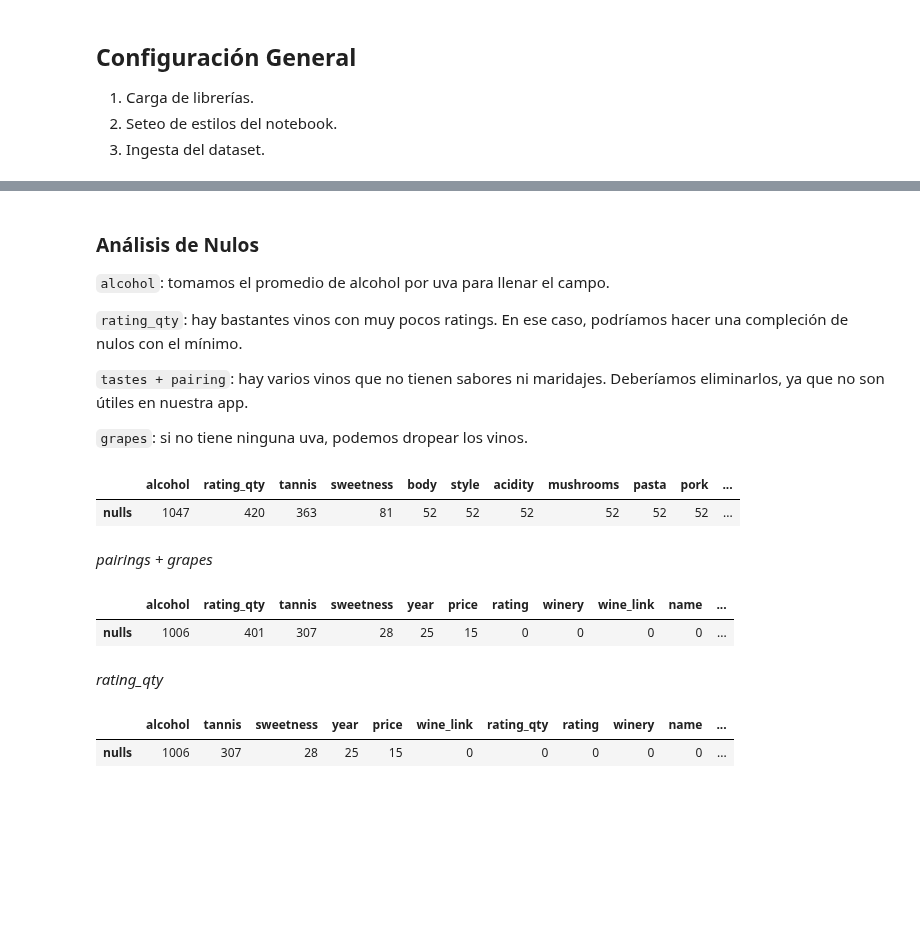
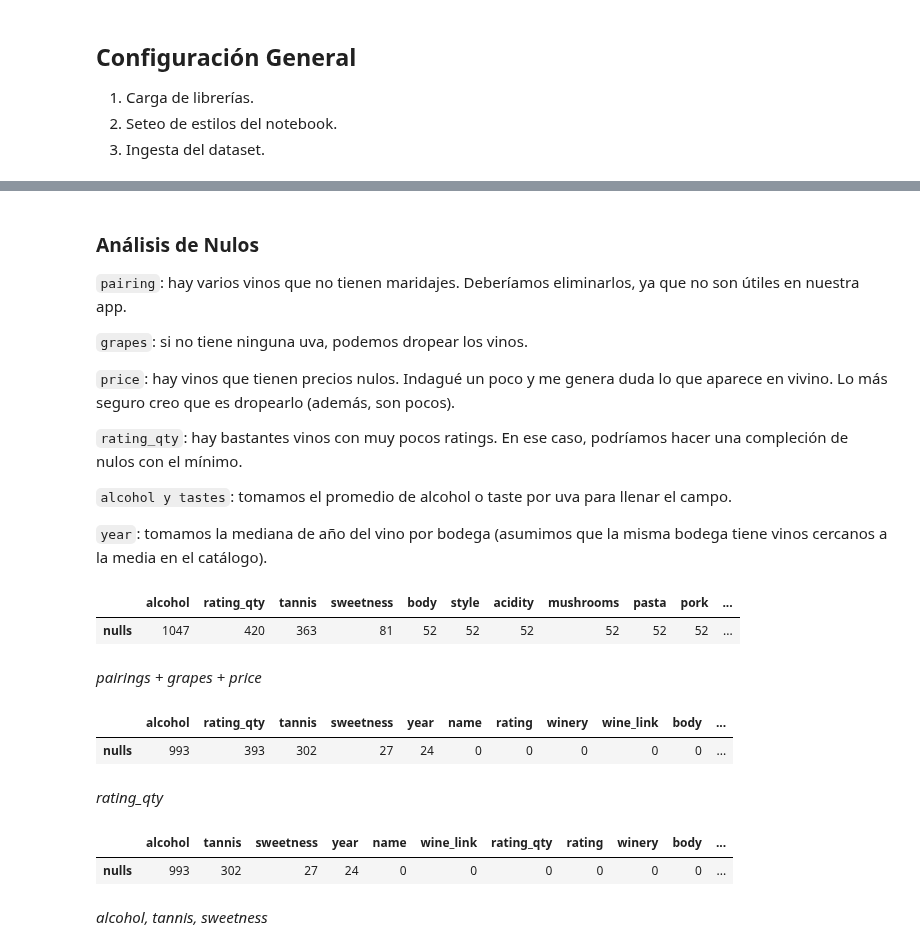
Before and after one commit to Tino27Gut/WineRecommendation, a Jupyter notebook: notebooks/EDA/01_null_analysis.ipynb, the cells around one changed output, grey strips where cells are left out. Cells and saved outputs as stored; diff of their text form; code cells hidden in the pictures; blank space fills up the shorter version.

Commit message:
Finalizado null analysis

```diff
--- a/notebooks/EDA/01_null_analysis.ipynb
+++ b/notebooks/EDA/01_null_analysis.ipynb
@@ -53,52 +55,58 @@ wines.head(3)
 # %% [markdown]
 ### Análisis de Nulos
 
-`alcohol`: tomamos el promedio de alcohol por uva para llenar el campo.
+`pairing`: hay varios vinos que no tienen maridajes. Deberíamos eliminarlos, ya que no son útiles en nuestra app.
+
+`grapes`: si no tiene ninguna uva, podemos dropear los vinos.
+
+`price`: hay vinos que tienen precios nulos. Indagué un poco y me genera duda lo que aparece en vivino. Lo más seguro creo que es dropearlo (además, son pocos).
 
 `rating_qty`: hay bastantes vinos con muy pocos ratings. En ese caso, podríamos hacer una compleción de nulos con el mínimo.
 
-`tastes + pairing`: hay varios vinos que no tienen sabores ni maridajes. Deberíamos eliminarlos, ya que no son útiles en nuestra app.
+`alcohol y tastes`: tomamos el promedio de alcohol o taste por uva para llenar el campo.
 
-`grapes`: si no tiene ninguna uva, podemos dropear los vinos.
+`year`: tomamos la mediana de año del vino por bodega (asumimos que la misma bodega tiene vinos cercanos a la media en el catálogo).
 # %%
 pd.DataFrame(wines.isna().sum(), columns=["nulls"]).sort_values("nulls", ascending=False).T
 # %% [output]
 |  | alcohol | rating_qty | tannis | sweetness | body | style | acidity | mushrooms | pasta | pork | ... |
 | nulls | 1047 | 420 | 363 | 81 | 52 | 52 | 52 | 52 | 52 | 52 | ... |
 # %% [markdown]
-*pairings + grapes*
+*pairings + grapes + price*
 # %%
 # Dropeo de filas donde no hay ningún maridaje
 
 wines_clean = wines.copy()
 
 pairings = [
     "aperitif", "appetizers and snacks", "beef", "blue cheese", "cured meat",
     "game (deer, venison)", "goat's milk cheese", "lamb", "lean fish",
     "mature and hard cheese", "mild and soft cheese", "mushrooms", "pasta",
     "pork", "poultry", "rich fish (salmon, tuna etc)", "shellfish",
     "spicy food", "veal", "vegetarian"
 ]
 
 grapes = [
     "Albariño", "Barbera", "Bonarda", "Béquignol Noir", "Cabernet Franc",
     "Cabernet Sauvignon", "Cereza", "Chardonnay", "Chenin Blanc", "Criolla Grande",
     "Garnacha", "Gewürztraminer", "Grenache", "Grüner Veltliner", "Malbec",
     "Malvasia", "Marsanne", "Mencia", "Merlot", "Moscatel", "Mourvedre", "Pais",
     "Pedro Ximenez", "Petit Verdot", "Pinot Gris", "Pinot Noir", "Riesling",
     "Roussanne", "Sangiovese", "Sauvignon Blanc", "Shiraz/Syrah", "Sémillon",
     "Tannat", "Tempranillo", "Torrontés", "Trousseau", "Verdejo", "Viognier"
 ]
 
 wines_clean = wines_clean[~wines_clean[pairings].isna().all(axis=1)]
 
 wines_clean = wines_clean[~wines_clean[grapes].isna().all(axis=1)]
 
+wines_clean = wines_clean[~wines_clean["price"].isna()]
+
 # Comprobación
 pd.DataFrame(wines_clean.isna().sum(), columns=["nulls"]).sort_values("nulls", ascending=False).T
 # %% [output]
-|  | alcohol | rating_qty | tannis | sweetness | year | price | rating | winery | wine_link | name | ... |
-| nulls | 1006 | 401 | 307 | 28 | 25 | 15 | 0 | 0 | 0 | 0 | ... |
+|  | alcohol | rating_qty | tannis | sweetness | year | name | rating | winery | wine_link | body | ... |
+| nulls | 993 | 393 | 302 | 27 | 24 | 0 | 0 | 0 | 0 | 0 | ... |
 # %% [markdown]
 *rating_qty*
 # %%
@@ -109,8 +117,10 @@ wines_clean["rating_qty"] = wines_clean["rating_qty"].fillna(min_rating_qty)
 # Comprobación
 pd.DataFrame(wines_clean.isna().sum(), columns=["nulls"]).sort_values("nulls", ascending=False).T
 # %% [output]
-|  | alcohol | tannis | sweetness | year | price | wine_link | rating_qty | rating | winery | name | ... |
-| nulls | 1006 | 307 | 28 | 25 | 15 | 0 | 0 | 0 | 0 | 0 | ... |
+|  | alcohol | tannis | sweetness | year | name | wine_link | rating_qty | rating | winery | body | ... |
+| nulls | 993 | 302 | 27 | 24 | 0 | 0 | 0 | 0 | 0 | 0 | ... |
+# %% [markdown]
+_alcohol, tannis, sweetness_
 # %%
 # Imputa el promedio de alcohol por uva a cada vino con el sabor NaN
 def impute_taste(df, grapes, columns):
```
Also changed, not shown: parts of 11 cells of this notebook, 1 other file.
